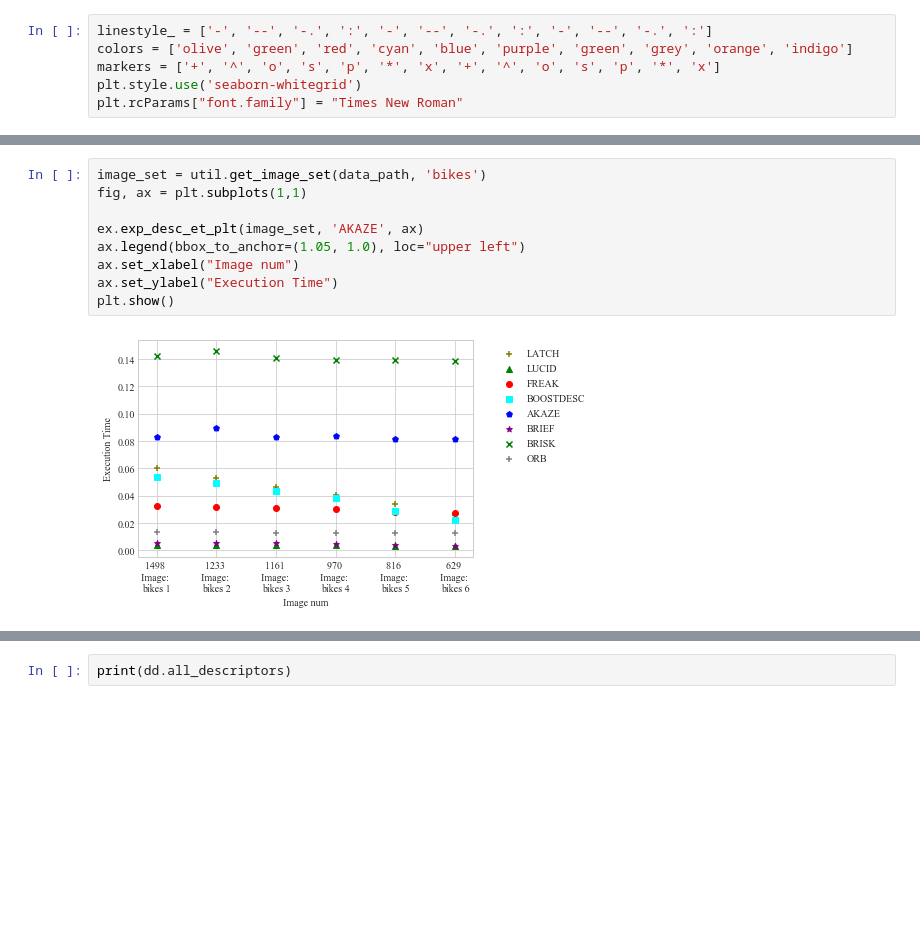
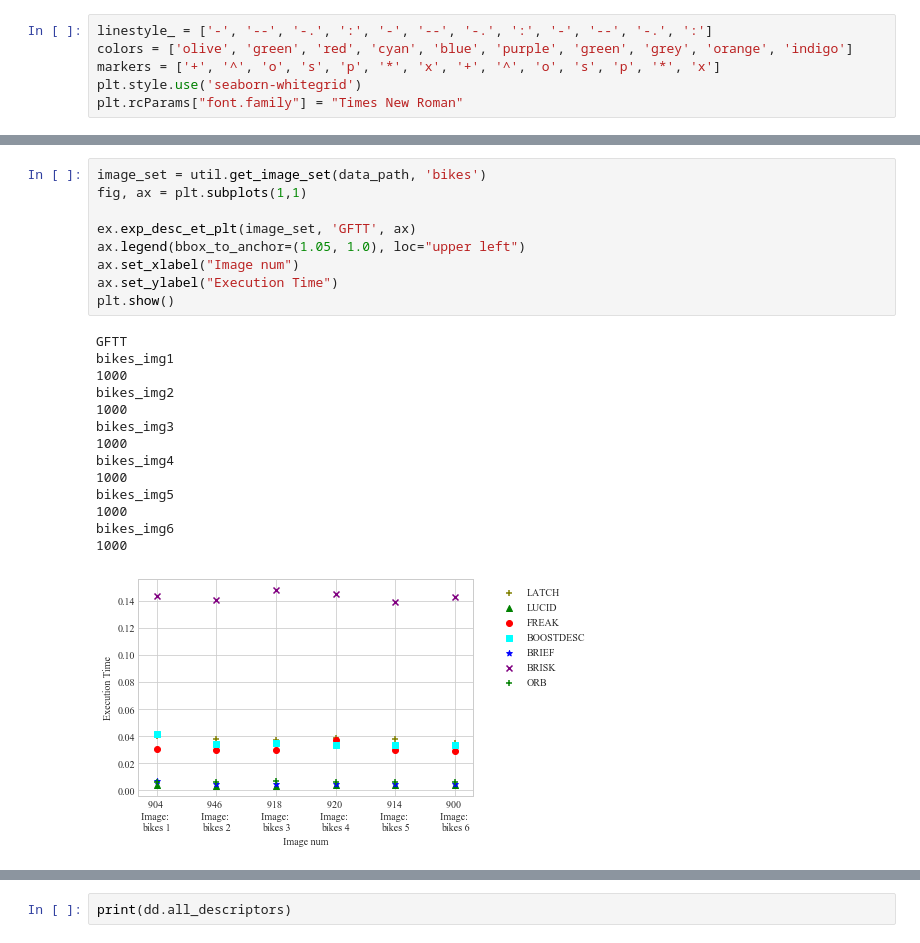
Before and after one commit to paul-shuvo/detector-descriptor-evaluation, a Jupyter notebook: src/descriptor_experiment.ipynb, the cells around one changed output, grey strips where cells are left out. Cells and saved outputs as stored; diff of their text form; blank space fills up the shorter version.

```diff
--- a/src/descriptor_experiment.ipynb
+++ b/src/descriptor_experiment.ipynb
@@ -48,14 +61,27 @@ plt.show()
 # %%
 image_set = util.get_image_set(data_path, 'bikes')
 fig, ax = plt.subplots(1,1)
 
-ex.exp_desc_et_plt(image_set, 'AKAZE', ax)
+ex.exp_desc_et_plt(image_set, 'GFTT', ax)
 ax.legend(bbox_to_anchor=(1.05, 1.0), loc="upper left")
 ax.set_xlabel("Image num")
 ax.set_ylabel("Execution Time")
 plt.show()
 # %% [output]
+GFTT
+bikes_img1
+1000
+bikes_img2
+1000
+bikes_img3
+1000
+bikes_img4
+1000
+bikes_img5
+1000
+bikes_img6
+1000
-[figure, old version]
+[figure, new version]
 # %%
 image_sequence_name = 'bikes'
 image_set = util.get_image_set(data_path, image_sequence_name)
```
Also changed, not shown: parts of 4 cells of this notebook, 3 other files.
